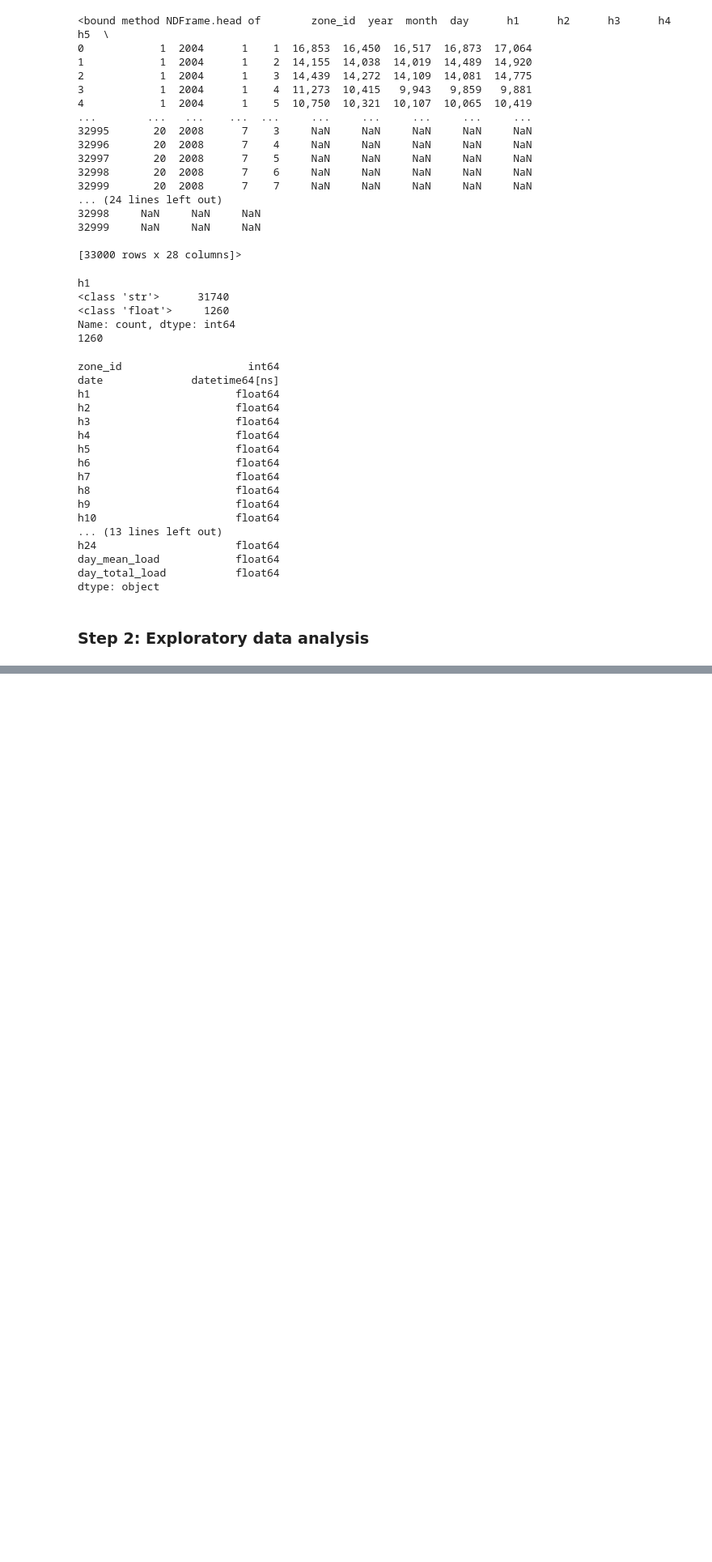
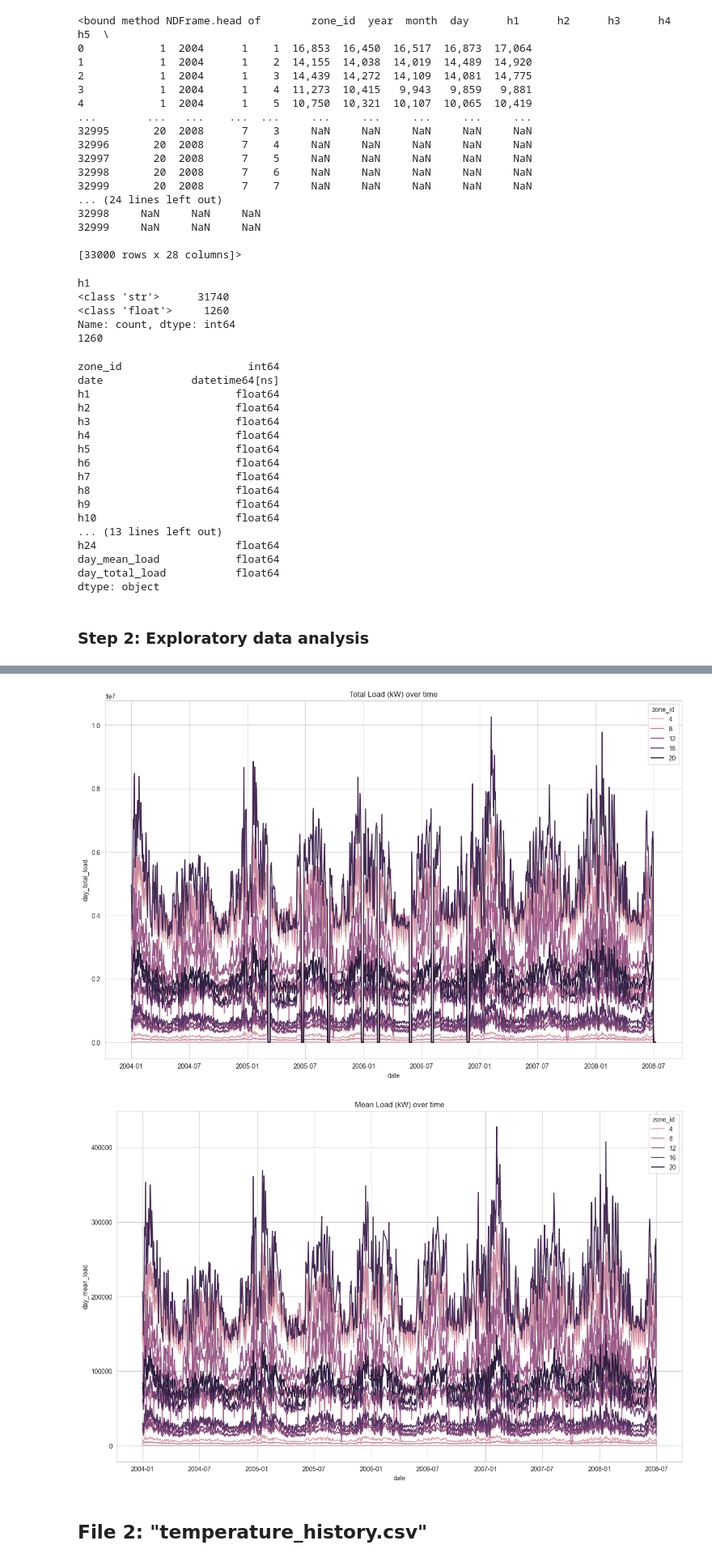
Before and after one commit to pavander7/415-final-project, a Jupyter notebook: data_exploration.ipynb, the cells around one changed output, grey strips where cells are left out. Shown at 81% size. Drawn from its saved outputs; the diff is of its cells as text; code cells hidden in the pictures; blank space fills up the shorter version.

Commit message:
working on connecting data

```diff
--- a/data_exploration.ipynb
+++ b/data_exploration.ipynb
@@ -181,0 +190,18 @@ for group in load_hist.groups:
+# %%
+# Let's visualize trends over time!
+sns.set_style("whitegrid")
+
+plt.figure(figsize=(16, 10))
+sns.lineplot(data=load_hist, x="date", y="day_total_load", hue="zone_id")
+plt.title("Total Load (kW) over time")
+plt.show()
+
+plt.figure(figsize=(16, 10))
+sns.lineplot(data=load_hist, x="date", y="day_mean_load", hue="zone_id")
+plt.title("Mean Load (kW) over time")
+plt.show()
+# %% [output]
+[figure, added]
+[figure, added]
+# %% [markdown]
+## File 2: "temperature_history.csv"
```
Also changed, not shown: parts of 13 cells of this notebook.
